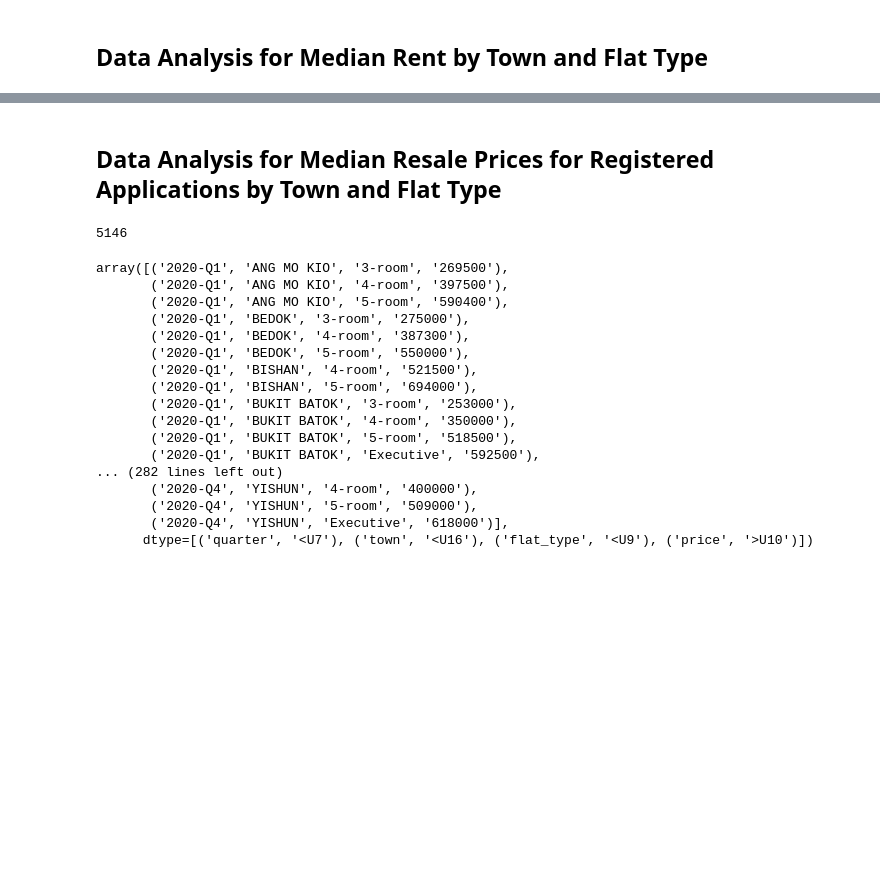
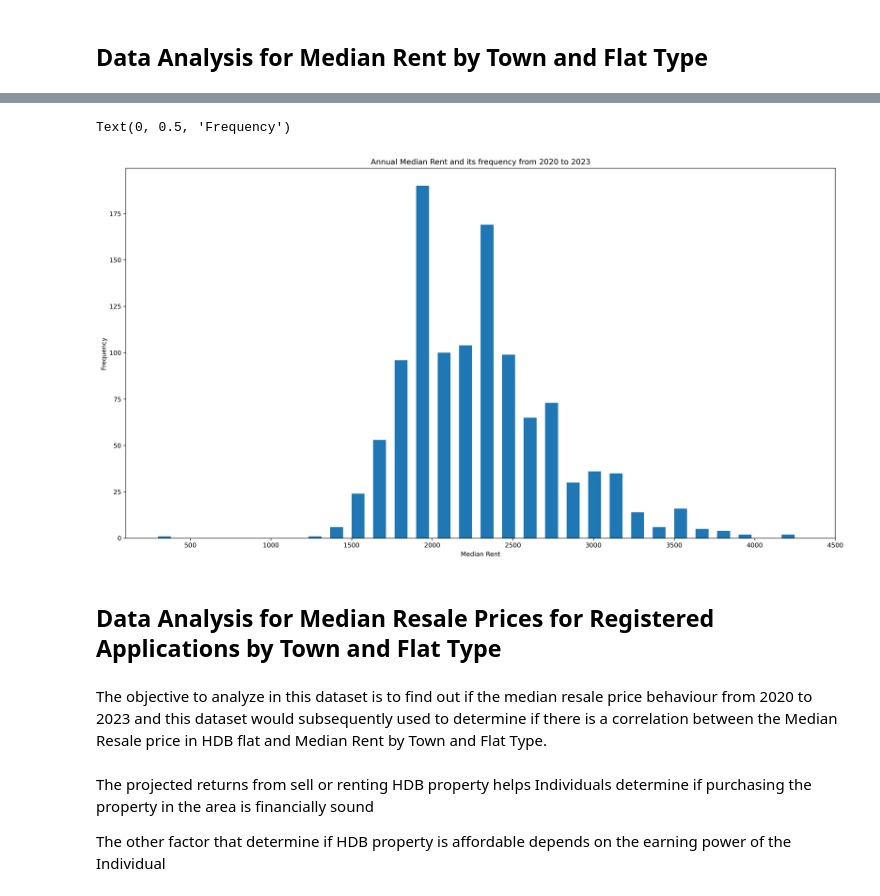
Before and after one commit to AngKokLeong/HDB-Dataset-Analysis, a Jupyter notebook: CA1.ipynb, the cells around one changed output, grey strips where cells are left out. Drawn from its saved outputs; the diff is of its cells as text; code cells hidden in the pictures; blank space fills up the shorter version.

```diff
--- a/CA1.ipynb
+++ b/CA1.ipynb
@@ -367,29 +342,32 @@ data_processor.analysis.generate_boxplot_for_median_rent_by_town_and_flat_type([
+# %%
+plt.figure(dpi=300).set_size_inches(20, 10.5, forward=True)
+
+new_dataset_median_rent = numpy.concatenate([
+                                                                                median_rent_by_town_and_flat_type_dataset_transformed_2020["median_rent"],
+                                                                                median_rent_by_town_and_flat_type_dataset_transformed_2021["median_rent"],
+                                                                                median_rent_by_town_and_flat_type_dataset_transformed_2022["median_rent"],
+                                                                                median_rent_by_town_and_flat_type_dataset_transformed_2023["median_rent"]
+                                                                                ]).astype(numpy.dtypes.Int32DType)
+
+
+
+plt.hist(new_dataset_median_rent, bins=30, range=[numpy.min(new_dataset_median_rent), numpy.max(new_dataset_median_rent)], width=80)
+plt.title("Annual Median Rent and its frequency from 2020 to 2023")
+plt.xlabel("Median Rent")
+plt.ylabel("Frequency")
+# %% [output]
+Text(0, 0.5, 'Frequency')
+[figure, added]
 # %% [markdown]
 ## Data Analysis for Median Resale Prices for Registered Applications by Town and Flat Type
-# %%
-median_resale_prices_for_registered_applications_by_town_and_flat_type_dataset_transformed.shape[0]
-# %% [output]
-5146
+# %% [markdown]
+The objective to analyze in this dataset is to find out if the median resale price behaviour from 2020 to 2023 and this dataset would subsequently used to determine if there is a correlation between the Median Resale price in HDB flat and Median Rent by Town and Flat Type.
+# %% [markdown]
+The projected returns from sell or renting HDB property helps Individuals determine if purchasing the property in the area is financially sound
+
+The other factor that determine if HDB property is affordable depends on the earning power of the Individual
 # %%
-median_resale_prices_for_registered_applications_by_town_and_flat_type_dataset_transformed[numpy.char.startswith(median_resale_prices_for_registered_applications_by_town_and_flat_type_dataset_transformed["quarter"],"2020")]
-median_resale_prices_for_registered_applications_by_town_and_flat_type_dataset_transformed[numpy.char.startswith(median_resale_prices_for_registered_applications_by_town_and_flat_type_dataset_transformed["quarter"],"2021")]
-median_resale_prices_for_registered_applications_by_town_and_flat_type_dataset_transformed[numpy.char.startswith(median_resale_prices_for_registered_applications_by_town_and_flat_type_dataset_transformed["quarter"],"2022")]
-median_resale_prices_for_registered_applications_by_town_and_flat_type_dataset_transformed[numpy.char.startswith(median_resale_prices_for_registered_applications_by_town_and_flat_type_dataset_transformed["quarter"],"2023")]
+median_resale_prices_for_registered_applications_by_town_and_flat_type_dataset_transformed_2020 = median_resale_prices_for_registered_applications_by_town_and_flat_type_dataset_transformed[numpy.char.startswith(median_resale_prices_for_registered_applications_by_town_and_flat_type_dataset_transformed["quarter"],"2020")]
+median_resale_prices_for_registered_applications_by_town_and_flat_type_dataset_transformed_2021 = median_resale_prices_for_registered_applications_by_town_and_flat_type_dataset_transformed[numpy.char.startswith(median_resale_prices_for_registered_applications_by_town_and_flat_type_dataset_transformed["quarter"],"2021")]
+median_resale_prices_for_registered_applications_by_town_and_flat_type_dataset_transformed_2022 = median_resale_prices_for_registered_applications_by_town_and_flat_type_dataset_transformed[numpy.char.startswith(median_resale_prices_for_registered_applications_by_town_and_flat_type_dataset_transformed["quarter"],"2022")]
+median_resale_prices_for_registered_applications_by_town_and_flat_type_dataset_transformed_2023 = median_resale_prices_for_registered_applications_by_town_and_flat_type_dataset_transformed[numpy.char.startswith(median_resale_prices_for_registered_applications_by_town_and_flat_type_dataset_transformed["quarter"],"2023")]
-# %% [output]
-array([('2020-Q1', 'ANG MO KIO', '3-room', '269500'),
-       ('2020-Q1', 'ANG MO KIO', '4-room', '397500'),
-       ('2020-Q1', 'ANG MO KIO', '5-room', '590400'),
-       ('2020-Q1', 'BEDOK', '3-room', '275000'),
-       ('2020-Q1', 'BEDOK', '4-room', '387300'),
-       ('2020-Q1', 'BEDOK', '5-room', '550000'),
-       ('2020-Q1', 'BISHAN', '4-room', '521500'),
-       ('2020-Q1', 'BISHAN', '5-room', '694000'),
-       ('2020-Q1', 'BUKIT BATOK', '3-room', '253000'),
-       ('2020-Q1', 'BUKIT BATOK', '4-room', '350000'),
-       ('2020-Q1', 'BUKIT BATOK', '5-room', '518500'),
-       ('2020-Q1', 'BUKIT BATOK', 'Executive', '592500'),
-... (282 lines left out)
-       ('2020-Q4', 'YISHUN', '4-room', '400000'),
-       ('2020-Q4', 'YISHUN', '5-room', '509000'),
-       ('2020-Q4', 'YISHUN', 'Executive', '618000')],
-      dtype=[('quarter', '<U7'), ('town', '<U16'), ('flat_type', '<U9'), ('price', '>U10')])
```
Also changed, not shown: parts of 38 cells of this notebook, 3 other files.
